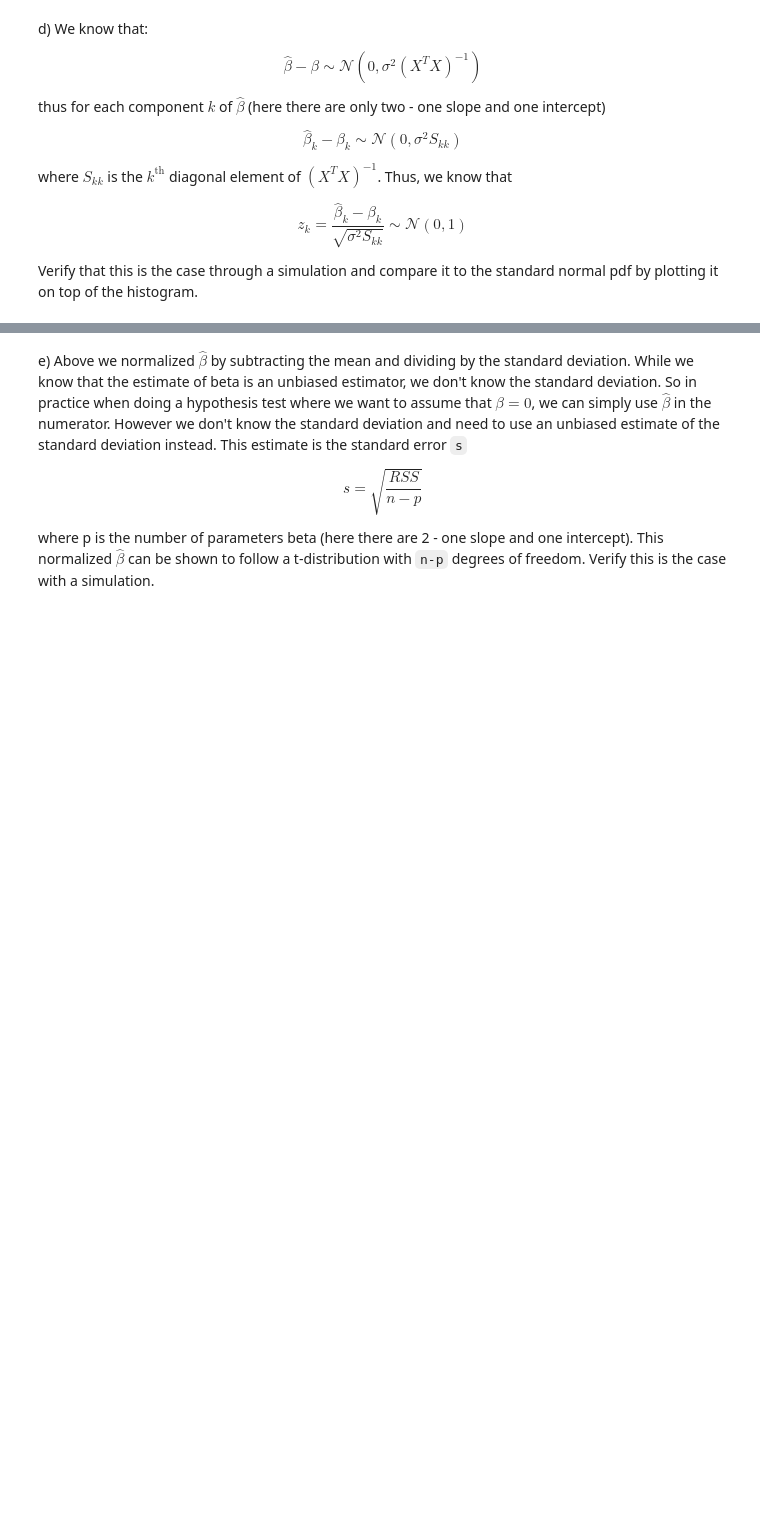
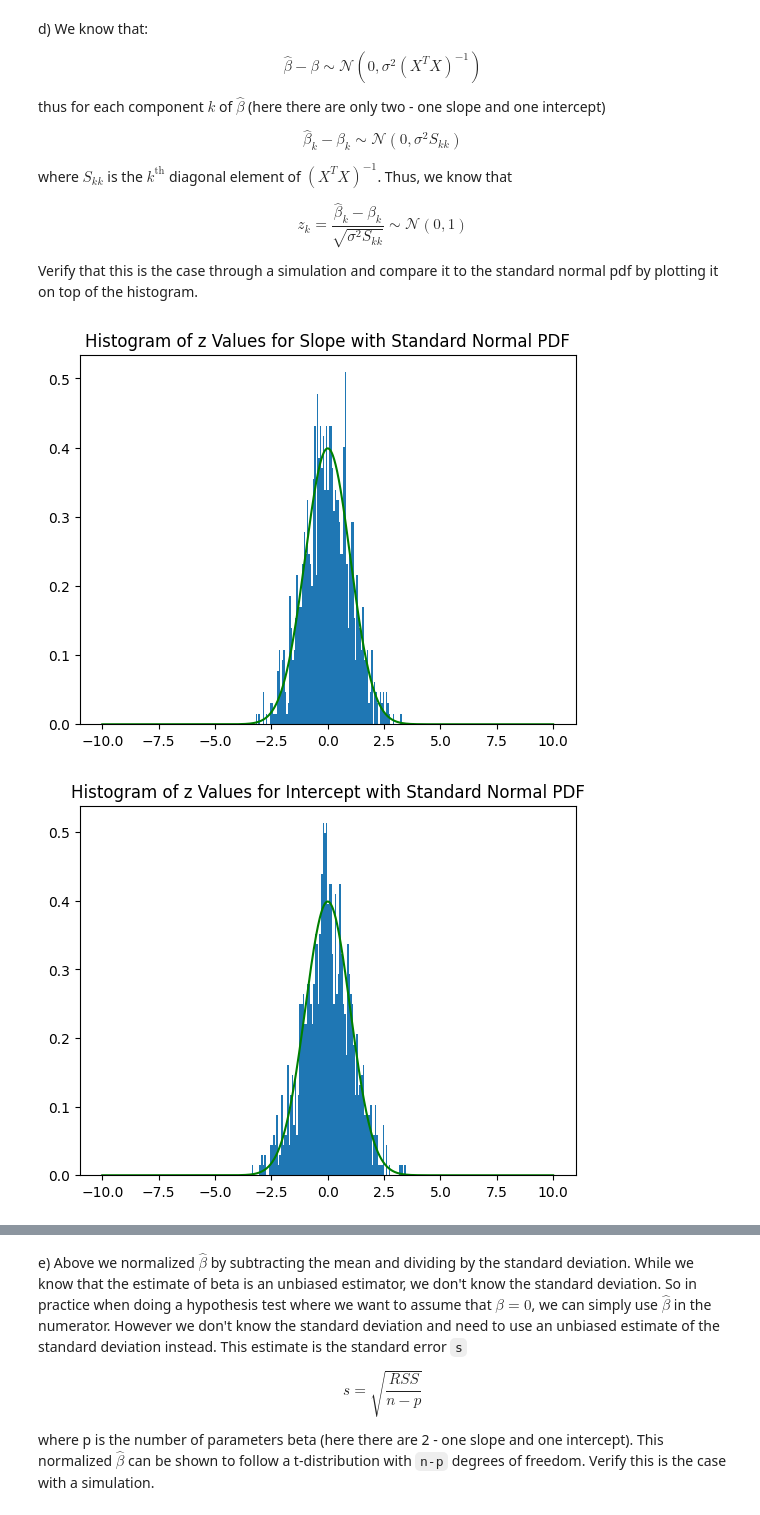
Before and after one commit to ioshuoyuhao/Data-Science-Fundamentals, a Jupyter notebook: lecture_19/worksheet_19.ipynb, the cells around one changed output, grey strips where cells are left out. Drawn from its saved outputs; the diff is of its cells as text; code cells hidden in the pictures; blank space fills up the shorter version.

```diff
--- a/lecture_19/worksheet_19.ipynb
+++ b/lecture_19/worksheet_19.ipynb
@@ -108,15 +171,48 @@ where $S_{kk}$ is the $k^\text{th}$ diagonal element of $(X^TX)^{-1}$. Thus, we
 $$z_k = \frac{\hat\beta_k -\beta_k}{\sqrt{\sigma^2 S_{kk}}} \sim \mathcal{N}(0,1)$$
 
 Verify that this is the case through a simulation and compare it to the standard normal pdf by plotting it on top of the histogram.
-# %%
-from scipy.stats import norm
-
-beta_hist = []
-for _ in range(1000):
-    ...
-
-xs = np.linspace(-10,10,1000)
-fig, ax = plt.subplots()
-ax.hist(beta_hist, bins=100, density=True)
-ax.plot(xs, norm.pdf(...), color='green')
-plt.show()
+# %%
+from scipy.stats import norm
+
+beta_hist = []
+z_slope_hist = []
+z_intercept_hist = []
+SAMPLE_SIZE = 50
+
+for _ in range(1000):
+    xlin = -1.0 + 1.0 * np.random.random(SAMPLE_SIZE)
+    y = 0 + np.random.randn(SAMPLE_SIZE)
+    intercept = np.ones(np.shape(xlin)[0])
+    X = np.array([intercept, xlin]).T
+
+    beta = np.linalg.lstsq(X, y, rcond=None)[0]
+    residuals = y - X.dot(beta)
+    sigma2_hat = np.var(residuals, ddof=2)  # Estimate of sigma^2
+
+    # Calculate S
+    S = np.linalg.inv(X.T.dot(X))
+
+    # Calculate z for slope and intercept
+    z_slope = (beta[1] - 0) / np.sqrt(sigma2_hat * S[1, 1])
+    z_intercept = (beta[0] - 0) / np.sqrt(sigma2_hat * S[0, 0])
+
+    z_slope_hist.append(z_slope)
+    z_intercept_hist.append(z_intercept)
+
+# Plotting histogram of z values for slope
+xs = np.linspace(-10, 10, 1000)
+fig, ax = plt.subplots()
+ax.hist(z_slope_hist, bins=100, density=True)
+ax.plot(xs, norm.pdf(xs), color='green')
+plt.title("Histogram of z Values for Slope with Standard Normal PDF")
+plt.show()
+
+# Plotting histogram of z values for intercept
+fig, ax = plt.subplots()
+ax.hist(z_intercept_hist, bins=100, density=True)
+ax.plot(xs, norm.pdf(xs), color='green')
+plt.title("Histogram of z Values for Intercept with Standard Normal PDF")
+plt.show()
+# %% [output]
+[figure, added]
+[figure, added]
```
Also changed, not shown: parts of 15 cells of this notebook, 1 other file.
